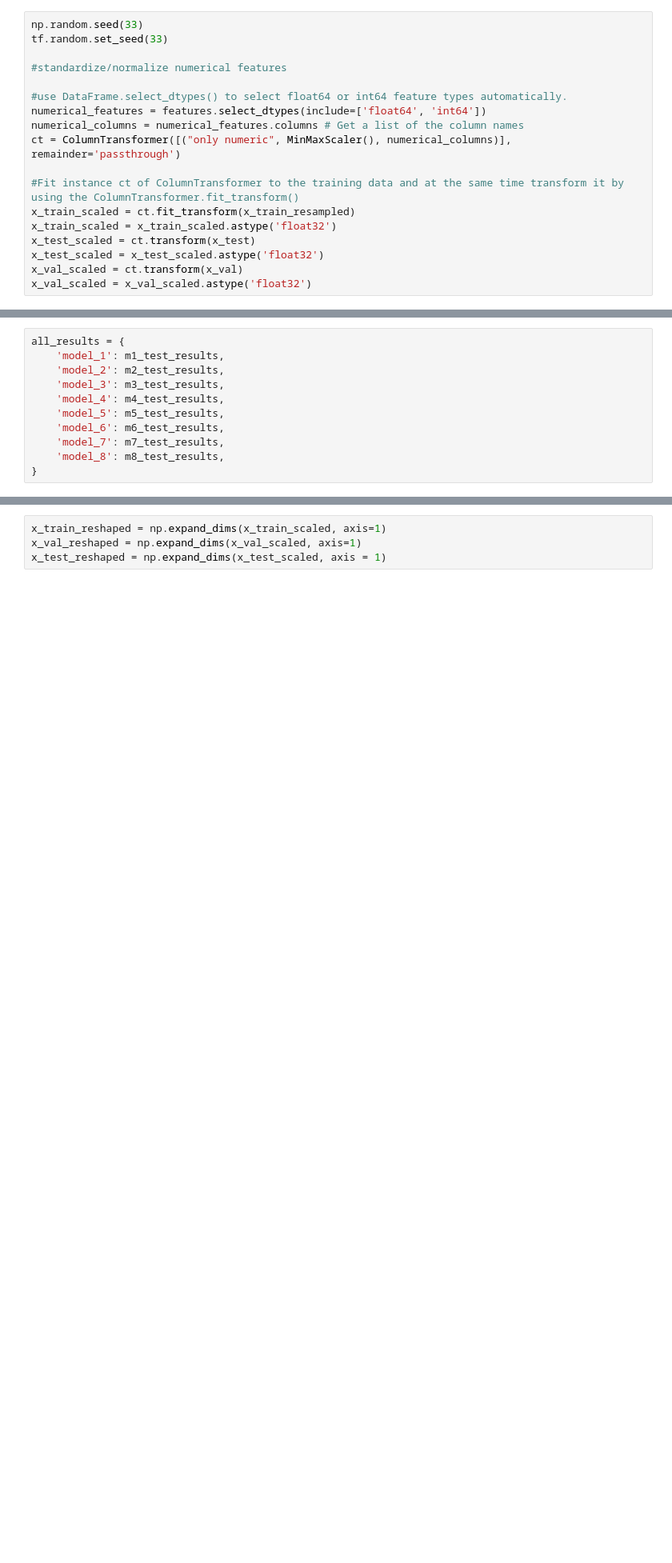
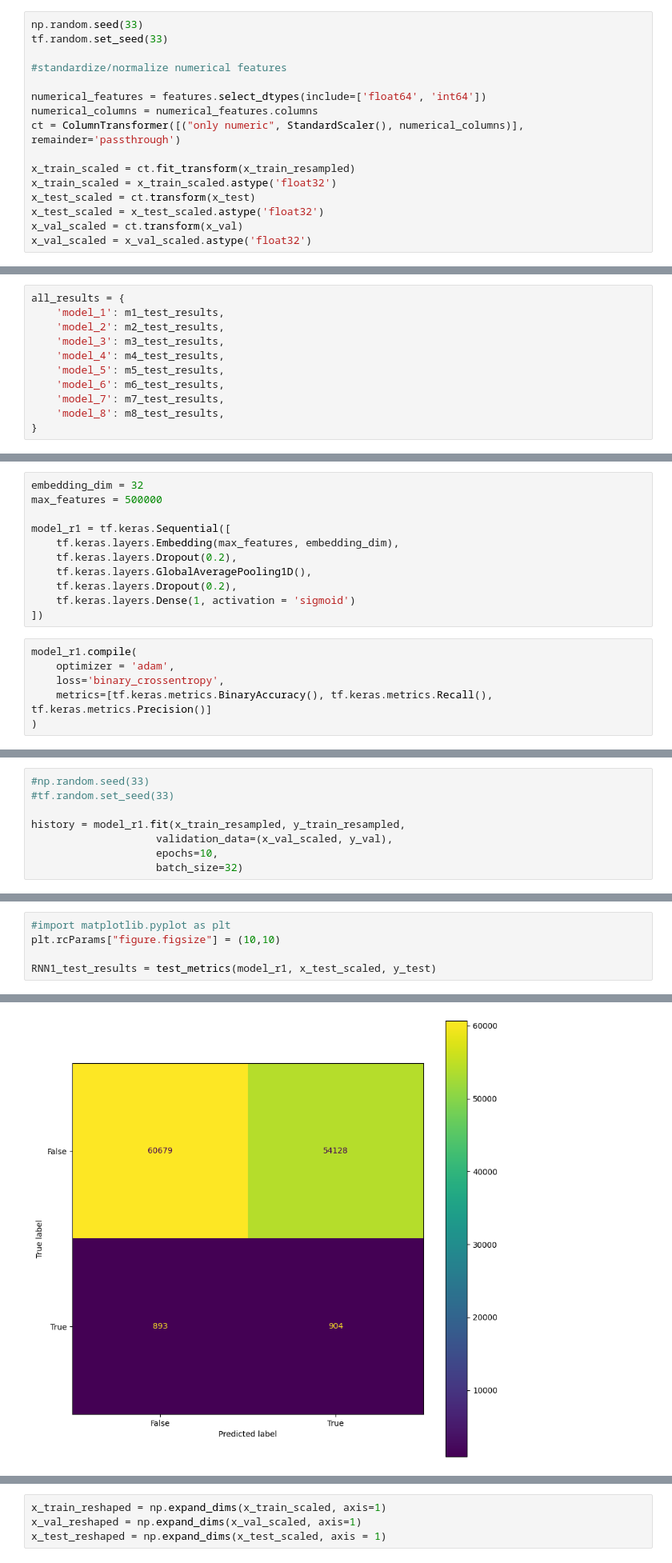
Before and after one commit to BrianBlancato/6050-Credit-Card-Fraud, a Jupyter notebook: Credit_Card_Fraud_Detection.ipynb, the cells around one changed output, grey strips where cells are left out. Shown: that part at 80% size. Cells and saved outputs as stored; diff of their text form; blank space fills up the shorter version.

```diff
--- a/Credit_Card_Fraud_Detection.ipynb
+++ b/Credit_Card_Fraud_Detection.ipynb
@@ -344,12 +300,10 @@ tf.random.set_seed(33)
 
 #standardize/normalize numerical features
 
-#use DataFrame.select_dtypes() to select float64 or int64 feature types automatically.
 numerical_features = features.select_dtypes(include=['float64', 'int64'])
-numerical_columns = numerical_features.columns # Get a list of the column names
-ct = ColumnTransformer([("only numeric", MinMaxScaler(), numerical_columns)], remainder='passthrough')
+numerical_columns = numerical_features.columns
+ct = ColumnTransformer([("only numeric", StandardScaler(), numerical_columns)], remainder='passthrough')
 
-#Fit instance ct of ColumnTransformer to the training data and at the same time transform it by using the ColumnTransformer.fit_transform()
 x_train_scaled = ct.fit_transform(x_train_resampled)
 x_train_scaled = x_train_scaled.astype('float32')
 x_test_scaled = ct.transform(x_test)
@@ -808,0 +778,17 @@ First attempt with a simple architecture.
+# %%
+embedding_dim = 32
+max_features = 500000
+
+model_r1 = tf.keras.Sequential([
+    tf.keras.layers.Embedding(max_features, embedding_dim),
+    tf.keras.layers.Dropout(0.2),
+    tf.keras.layers.GlobalAveragePooling1D(),
+    tf.keras.layers.Dropout(0.2),
+    tf.keras.layers.Dense(1, activation = 'sigmoid')
+])
+# %%
+model_r1.compile(
+    optimizer = 'adam',
+    loss='binary_crossentropy',
+    metrics=[tf.keras.metrics.BinaryAccuracy(), tf.keras.metrics.Recall(), tf.keras.metrics.Precision()]
+)
@@ -808,0 +807,8 @@ First attempt with a simple architecture.
+# %%
+#np.random.seed(33)
+#tf.random.set_seed(33)
+
+history = model_r1.fit(x_train_resampled, y_train_resampled,
+                    validation_data=(x_val_scaled, y_val),
+                    epochs=10,
+                    batch_size=32)
@@ -808,0 +836,6 @@ First attempt with a simple architecture.
+# %%
+#import matplotlib.pyplot as plt
+plt.rcParams["figure.figsize"] = (10,10)
+
+RNN1_test_results = test_metrics(model_r1, x_test_scaled, y_test)
+# %% [output]
@@ -808,0 +852 @@ First attempt with a simple architecture.
+[figure, added]
```
Also changed, not shown: parts of 74 cells of this notebook.
